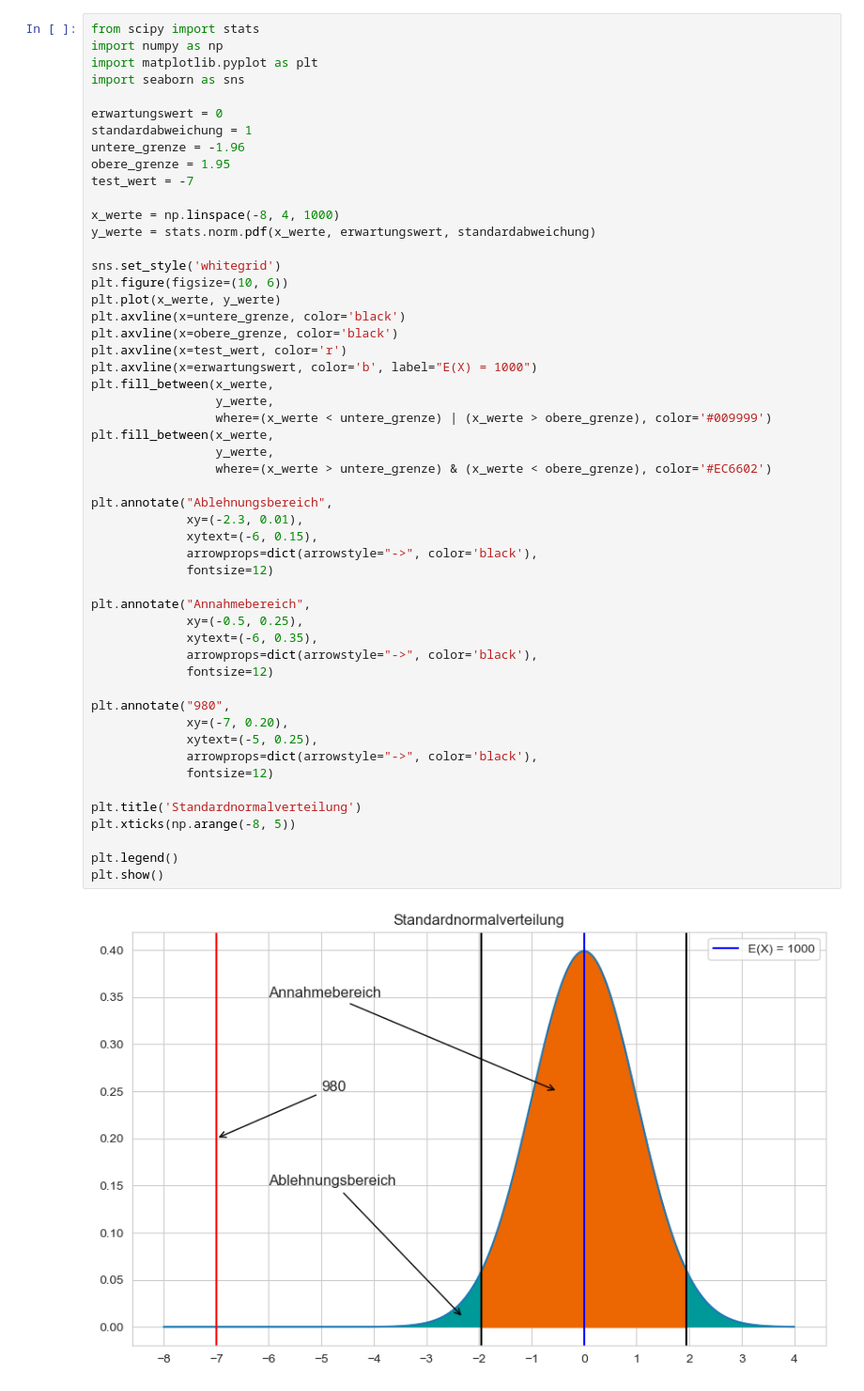
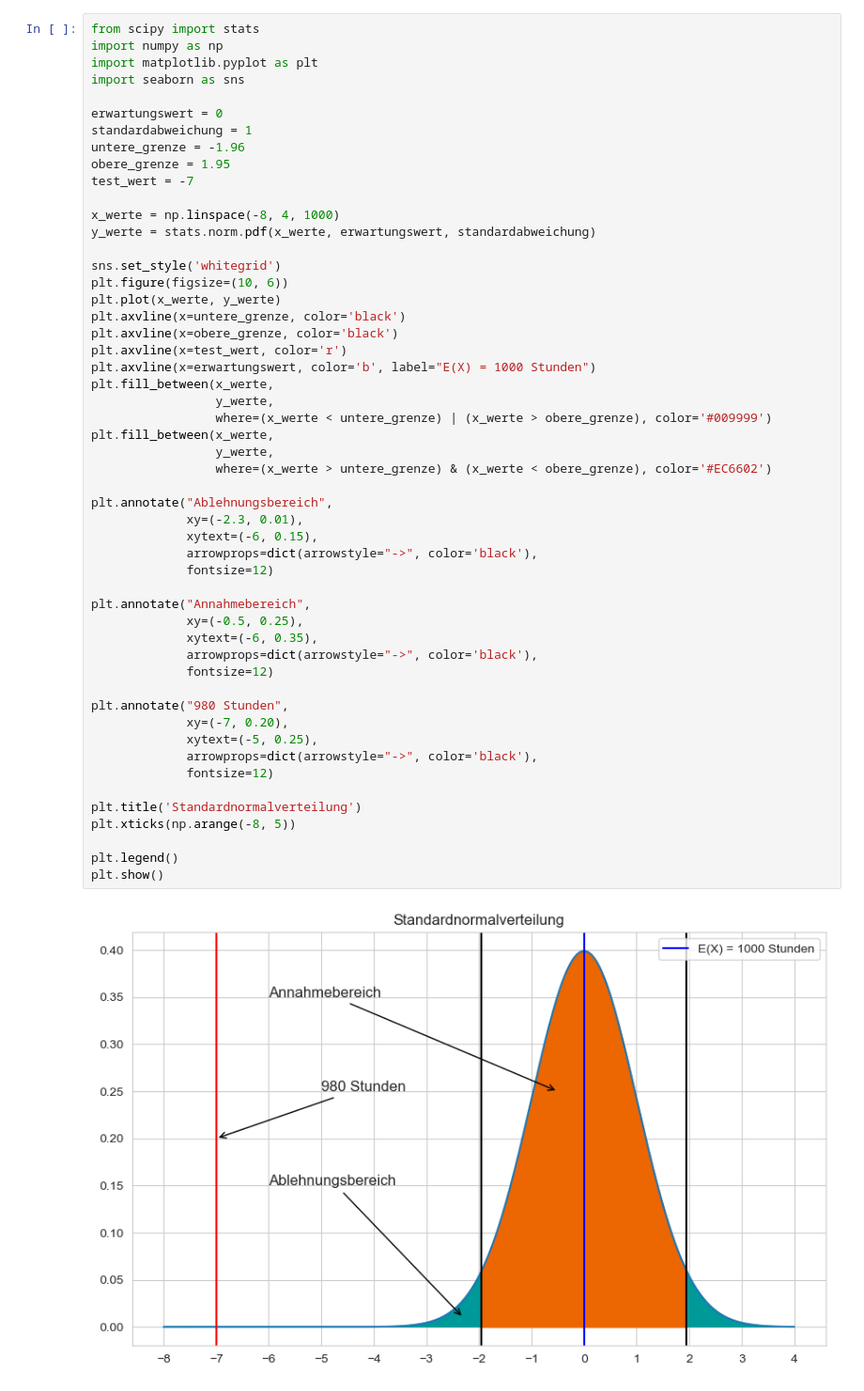
Before and after one commit to mib1213/Statistik_HAG, a Jupyter notebook: ZTest/z_test.ipynb, the cells around one changed output. Shown at 94% size. Drawn from its saved outputs; the diff is of its cells as text.

```diff
--- a/ZTest/z_test.ipynb
+++ b/ZTest/z_test.ipynb
@@ -122,36 +122,36 @@ plt.plot(x_werte, y_werte)
 plt.axvline(x=untere_grenze, color='black')
 plt.axvline(x=obere_grenze, color='black')
 plt.axvline(x=test_wert, color='r')
-plt.axvline(x=erwartungswert, color='b', label="E(X) = 1000")
+plt.axvline(x=erwartungswert, color='b', label="E(X) = 1000 Stunden")
 plt.fill_between(x_werte,
                  y_werte,
                  where=(x_werte < untere_grenze) | (x_werte > obere_grenze), color='#009999')
 plt.fill_between(x_werte,
                  y_werte,
                  where=(x_werte > untere_grenze) & (x_werte < obere_grenze), color='#EC6602')
 
 plt.annotate("Ablehnungsbereich",
              xy=(-2.3, 0.01),
              xytext=(-6, 0.15),
              arrowprops=dict(arrowstyle="->", color='black'),
              fontsize=12)
 
 plt.annotate("Annahmebereich",
              xy=(-0.5, 0.25),
              xytext=(-6, 0.35),
              arrowprops=dict(arrowstyle="->", color='black'),
              fontsize=12)
 
-plt.annotate("980",
+plt.annotate("980 Stunden",
              xy=(-7, 0.20),
              xytext=(-5, 0.25),
              arrowprops=dict(arrowstyle="->", color='black'),
              fontsize=12)
 
 plt.title('Standardnormalverteilung')
 plt.xticks(np.arange(-8, 5))
 
 plt.legend()
 plt.show()
 # %% [output]
-[figure, old version]
+[figure, new version]
```
Also changed, not shown: parts of 2 cells of this notebook.
